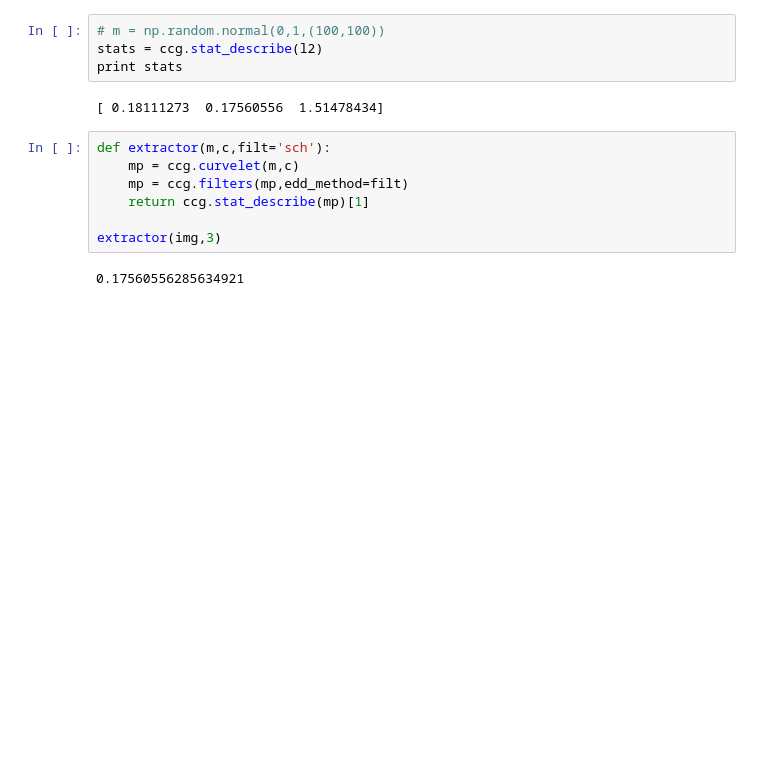
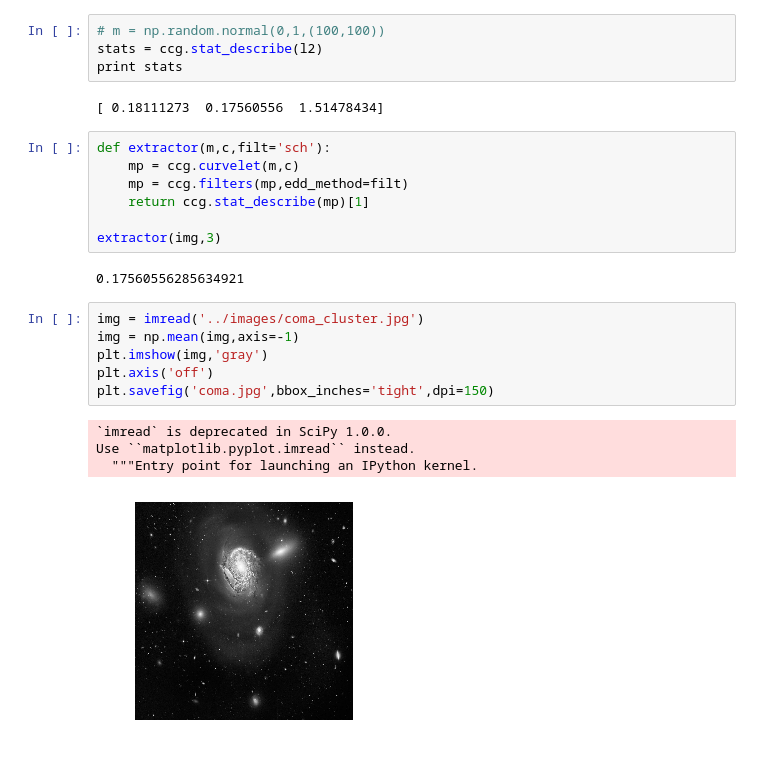
Before and after one commit to vafaei-ar/ccgpack, a Jupyter notebook: notebooks/curvelet.ipynb, the cells around one changed output. Saved outputs shown, nothing was run; the diff lists cells and outputs as text; blank space fills up the shorter version.

```diff
--- a/notebooks/curvelet.ipynb
+++ b/notebooks/curvelet.ipynb
@@ -51,3 +51,14 @@ def extractor(m,c,filt='sch'):
 extractor(img,3)
 # %% [output]
 0.17560556285634921
+# %%
+img = imread('../images/coma_cluster.jpg')
+img = np.mean(img,axis=-1)
+plt.imshow(img,'gray')
+plt.axis('off')
+plt.savefig('coma.jpg',bbox_inches='tight',dpi=150)
+# %% [output]
+`imread` is deprecated in SciPy 1.0.0.
+Use ``matplotlib.pyplot.imread`` instead.
+  """Entry point for launching an IPython kernel.
+[figure, added]
```
Also changed, not shown: parts of 1 cell of this notebook, 9 other files.
